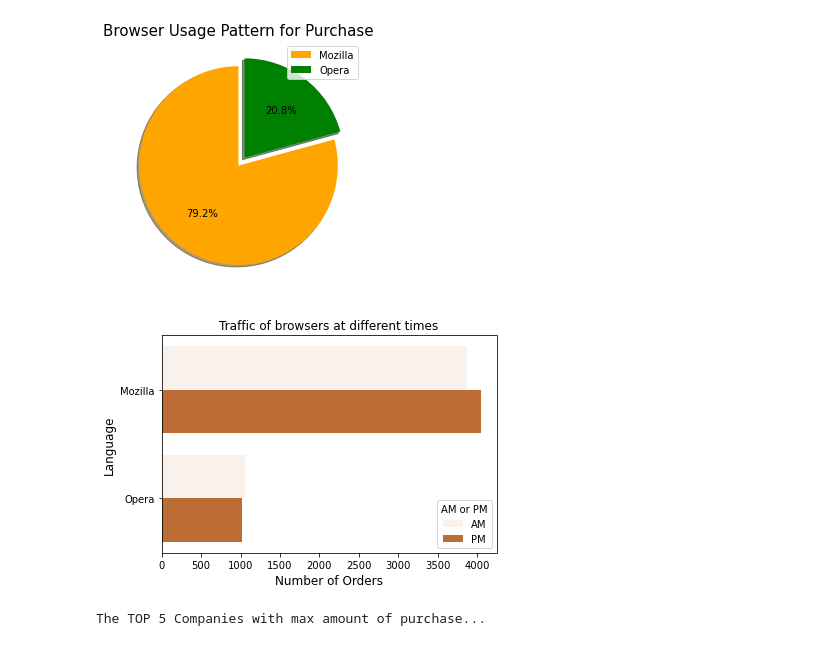
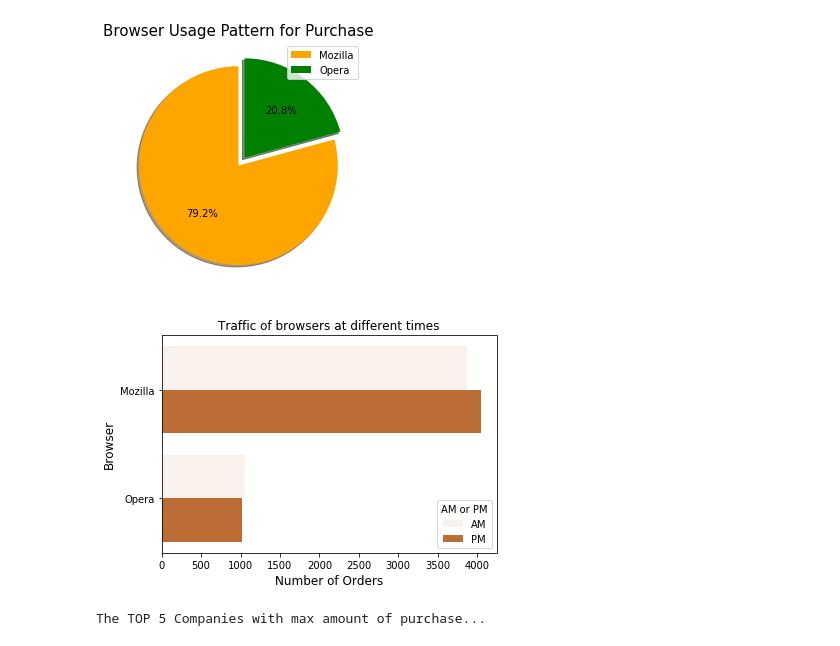
Before and after one commit to RajeshRamachander/ecom, a Jupyter notebook: ecom_eda.ipynb, the cells around one changed output. Saved outputs shown, nothing was run; the diff lists cells and outputs as text; code cells hidden in the pictures.

```diff
--- a/ecom_eda.ipynb
+++ b/ecom_eda.ipynb
@@ -604,13 +710,13 @@ plt.show()
 # %%
 browser_data_hue = df.groupby(by=['Browser','AM or PM'], as_index=False)['Purchase Price'].count()
 sns.barplot(y = 'Browser', x = 'Purchase Price' ,hue='AM or PM', orient = 'h', data = browser_data_hue,\
             color = 'chocolate' )
 plt.xlabel('Number of Orders', fontsize=12)
-plt.ylabel('Language', fontsize=12)
+plt.ylabel('Browser', fontsize=12)
 plt.title('Traffic of browsers at different times', fontsize=12)
 plt.show()
 # %% [output]
-[figure, old version]
+[figure, new version]
 # %%
 print('The TOP 5 Companies with max amount of purchase...')
 res = df.groupby(by=['Company'], as_index=False)['Purchase Price'].sum()
```
Also changed, not shown: parts of 26 cells of this notebook.
